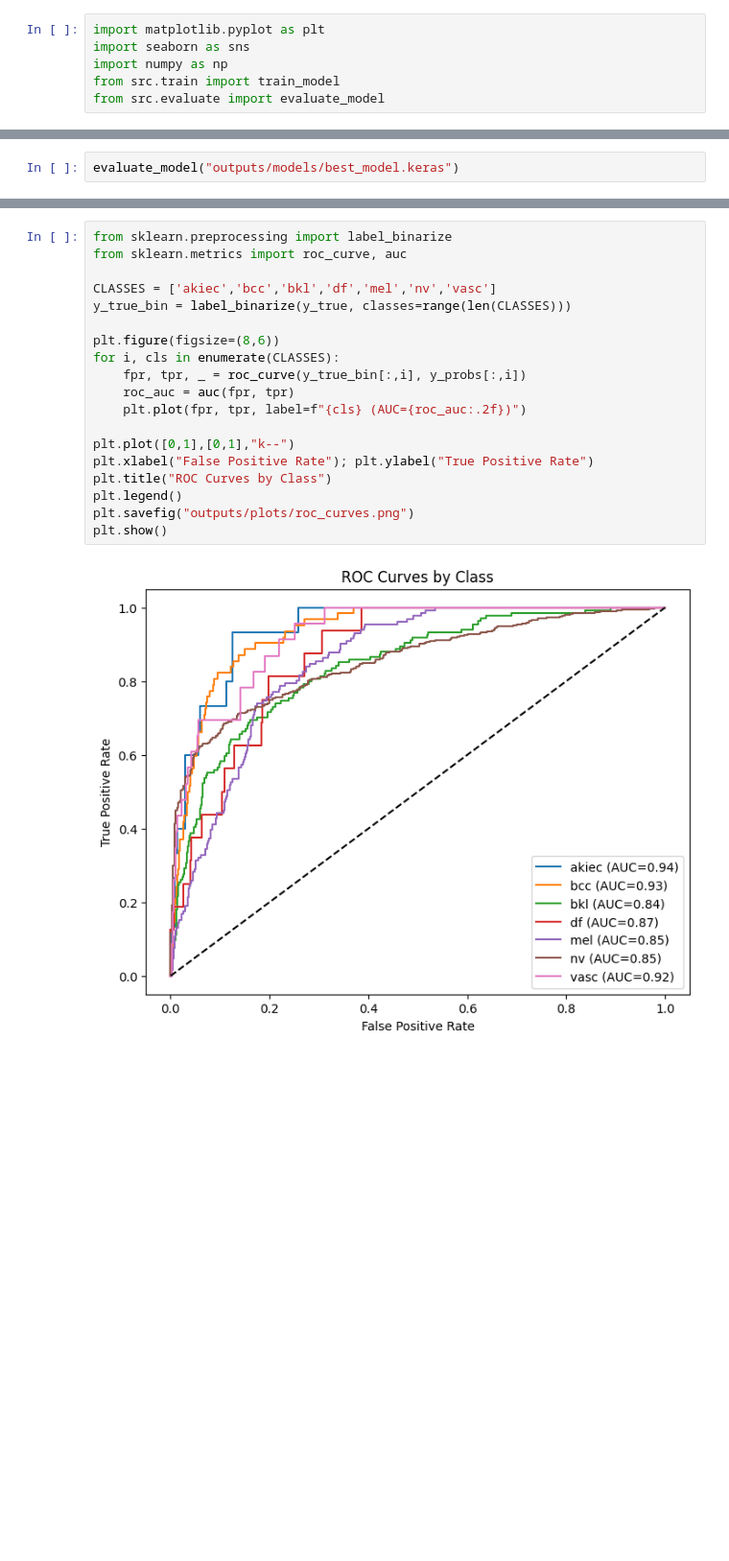
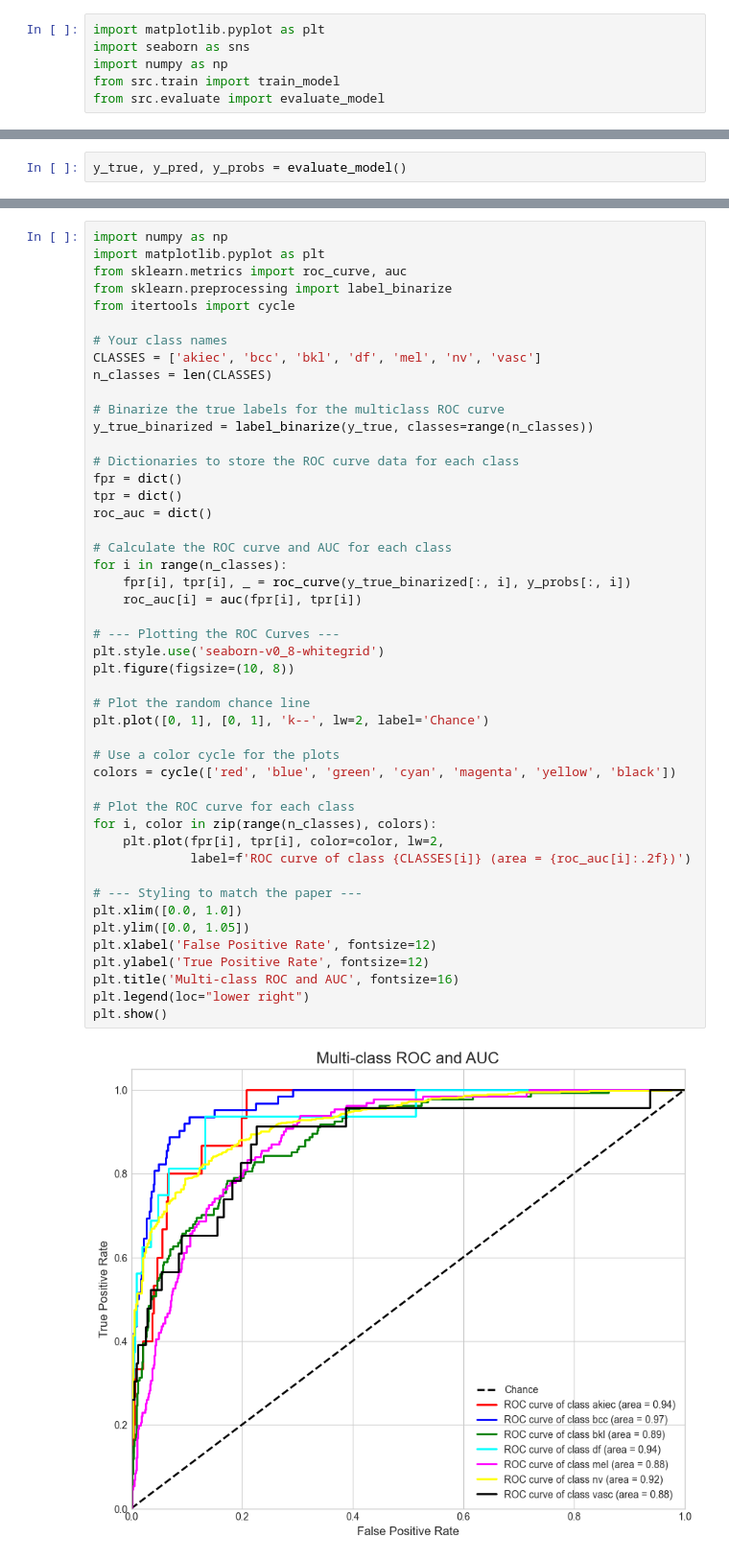
Before and after one commit to Harsh-Panchal-1/Skin_Cancer_Detection_ML_Model, a Jupyter notebook: notebooks/02_training_eval.ipynb, the cells around one changed output, grey strips where cells are left out. Shown at 96% size. Cells and saved outputs as stored; diff of their text form; blank space fills up the shorter version.

```diff
--- a/notebooks/02_training_eval.ipynb
+++ b/notebooks/02_training_eval.ipynb
@@ -51,3 +75,3 @@ plt.show()
 # %%
-evaluate_model("outputs/models/best_model.keras")
+y_true, y_pred, y_probs = evaluate_model()
 # %% [output]
@@ -93,21 +117,49 @@ plt.show()
 # %%
+import numpy as np
+import matplotlib.pyplot as plt
+from sklearn.metrics import roc_curve, auc
 from sklearn.preprocessing import label_binarize
-from sklearn.metrics import roc_curve, auc
+from itertools import cycle
 
-CLASSES = ['akiec','bcc','bkl','df','mel','nv','vasc']
-y_true_bin = label_binarize(y_true, classes=range(len(CLASSES)))
+# Your class names
+CLASSES = ['akiec', 'bcc', 'bkl', 'df', 'mel', 'nv', 'vasc']
+n_classes = len(CLASSES)
 
-plt.figure(figsize=(8,6))
-for i, cls in enumerate(CLASSES):
-    fpr, tpr, _ = roc_curve(y_true_bin[:,i], y_probs[:,i])
-    roc_auc = auc(fpr, tpr)
-    plt.plot(fpr, tpr, label=f"{cls} (AUC={roc_auc:.2f})")
+# Binarize the true labels for the multiclass ROC curve
+y_true_binarized = label_binarize(y_true, classes=range(n_classes))
 
-plt.plot([0,1],[0,1],"k--")
-plt.xlabel("False Positive Rate"); plt.ylabel("True Positive Rate")
-plt.title("ROC Curves by Class")
-plt.legend()
-plt.savefig("outputs/plots/roc_curves.png")
+# Dictionaries to store the ROC curve data for each class
+fpr = dict()
+tpr = dict()
+roc_auc = dict()
+
+# Calculate the ROC curve and AUC for each class
+for i in range(n_classes):
+    fpr[i], tpr[i], _ = roc_curve(y_true_binarized[:, i], y_probs[:, i])
+    roc_auc[i] = auc(fpr[i], tpr[i])
+
+# --- Plotting the ROC Curves ---
+plt.style.use('seaborn-v0_8-whitegrid')
+plt.figure(figsize=(10, 8))
+
+# Plot the random chance line
+plt.plot([0, 1], [0, 1], 'k--', lw=2, label='Chance')
+
+# Use a color cycle for the plots
+colors = cycle(['red', 'blue', 'green', 'cyan', 'magenta', 'yellow', 'black'])
+
+# Plot the ROC curve for each class
+for i, color in zip(range(n_classes), colors):
+    plt.plot(fpr[i], tpr[i], color=color, lw=2,
+             label=f'ROC curve of class {CLASSES[i]} (area = {roc_auc[i]:.2f})')
+
+# --- Styling to match the paper ---
+plt.xlim([0.0, 1.0])
+plt.ylim([0.0, 1.05])
+plt.xlabel('False Positive Rate', fontsize=12)
+plt.ylabel('True Positive Rate', fontsize=12)
+plt.title('Multi-class ROC and AUC', fontsize=16)
+plt.legend(loc="lower right")
 plt.show()
 # %% [output]
-[figure, old version]
+[figure, new version]
```
Also changed, not shown: parts of 4 cells of this notebook, 15 other files.
